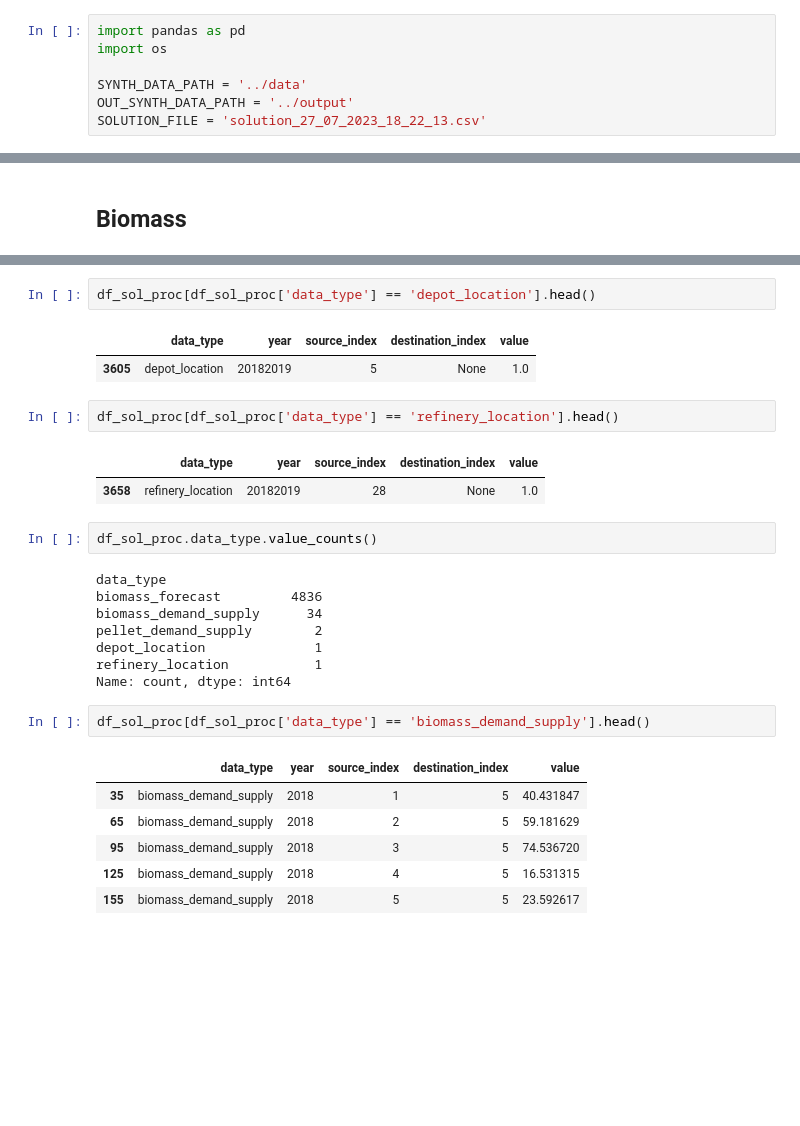
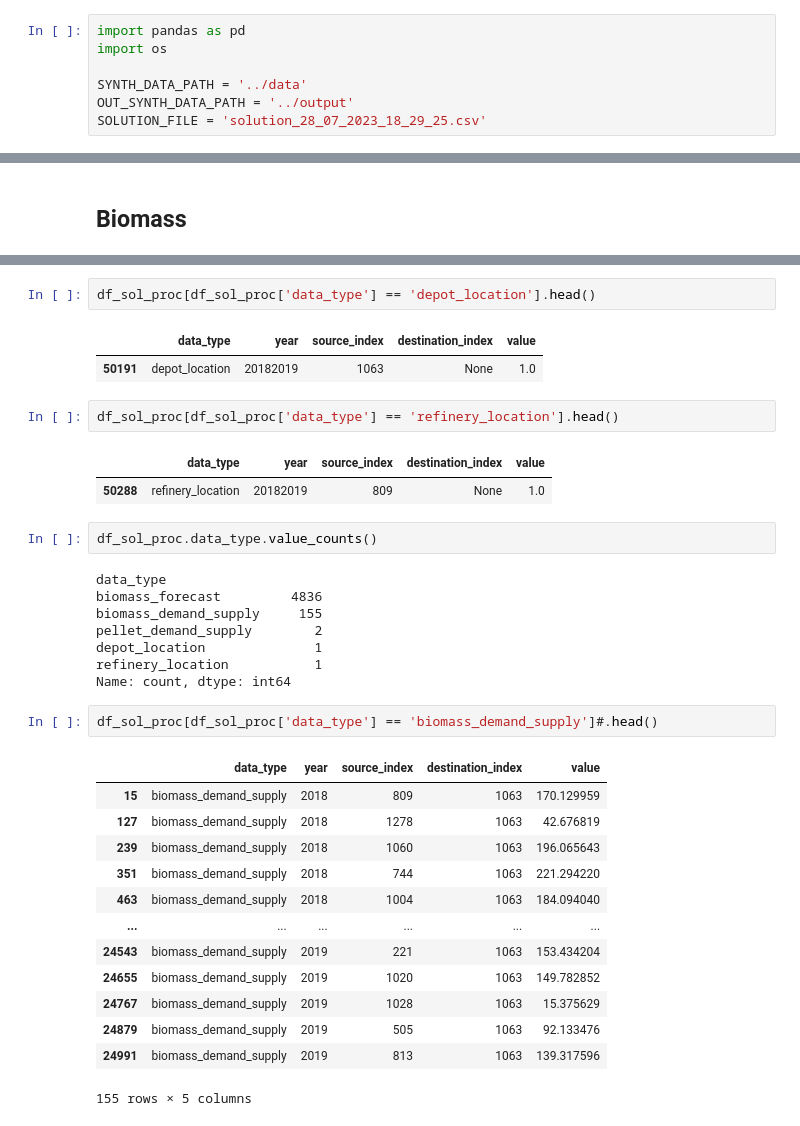
Before and after one commit to BecTome/SHELLAI_waste-to-energy, a Jupyter notebook: 002_Optimization/Alberto/Format_submission.ipynb, the cells around one changed output, grey strips where cells are left out. Cells and saved outputs as stored; diff of their text form; blank space fills up the shorter version.

```diff
--- a/002_Optimization/Alberto/Format_submission.ipynb
+++ b/002_Optimization/Alberto/Format_submission.ipynb
@@ -6,7 +6,7 @@ import os
 
 SYNTH_DATA_PATH = '../data'
 OUT_SYNTH_DATA_PATH = '../output'
-SOLUTION_FILE = 'solution_27_07_2023_18_22_13.csv'
+SOLUTION_FILE = 'solution_28_07_2023_18_29_25.csv'
 # %% [markdown]
 - We have provided a sample solution.csv file for your reference. Your submission must
 follow the same format.
@@ -112,28 +112,35 @@ df_sol_proc.head()
 df_sol_proc[df_sol_proc['data_type'] == 'depot_location'].head()
 # %% [output]
 |  | data_type | year | source_index | destination_index | value |
-| 3605 | depot_location | 20182019 | 5 | None | 1.0 |
+| 50191 | depot_location | 20182019 | 1063 | None | 1.0 |
 # %%
 df_sol_proc[df_sol_proc['data_type'] == 'refinery_location'].head()
 # %% [output]
 |  | data_type | year | source_index | destination_index | value |
-| 3658 | refinery_location | 20182019 | 28 | None | 1.0 |
+| 50288 | refinery_location | 20182019 | 809 | None | 1.0 |
 # %%
 df_sol_proc.data_type.value_counts()
 # %% [output]
 data_type
 biomass_forecast         4836
-biomass_demand_supply      34
+biomass_demand_supply     155
 pellet_demand_supply        2
 depot_location              1
 refinery_location           1
 Name: count, dtype: int64
 # %%
-df_sol_proc[df_sol_proc['data_type'] == 'biomass_demand_supply'].head()
+df_sol_proc[df_sol_proc['data_type'] == 'biomass_demand_supply']#.head()
 # %% [output]
 |  | data_type | year | source_index | destination_index | value |
-| 35 | biomass_demand_supply | 2018 | 1 | 5 | 40.431847 |
-| 65 | biomass_demand_supply | 2018 | 2 | 5 | 59.181629 |
-| 95 | biomass_demand_supply | 2018 | 3 | 5 | 74.536720 |
-| 125 | biomass_demand_supply | 2018 | 4 | 5 | 16.531315 |
-| 155 | biomass_demand_supply | 2018 | 5 | 5 | 23.592617 |
+| 15 | biomass_demand_supply | 2018 | 809 | 1063 | 170.129959 |
+| 127 | biomass_demand_supply | 2018 | 1278 | 1063 | 42.676819 |
+| 239 | biomass_demand_supply | 2018 | 1060 | 1063 | 196.065643 |
+| 351 | biomass_demand_supply | 2018 | 744 | 1063 | 221.294220 |
+| 463 | biomass_demand_supply | 2018 | 1004 | 1063 | 184.094040 |
+| ... | ... | ... | ... | ... | ... |
+| 24543 | biomass_demand_supply | 2019 | 221 | 1063 | 153.434204 |
+| 24655 | biomass_demand_supply | 2019 | 1020 | 1063 | 149.782852 |
+| 24767 | biomass_demand_supply | 2019 | 1028 | 1063 | 15.375629 |
+| 24879 | biomass_demand_supply | 2019 | 505 | 1063 | 92.133476 |
+| 24991 | biomass_demand_supply | 2019 | 813 | 1063 | 139.317596 |
+155 rows × 5 columns
```
Also changed, not shown: parts of 11 cells of this notebook, 6 other files.
